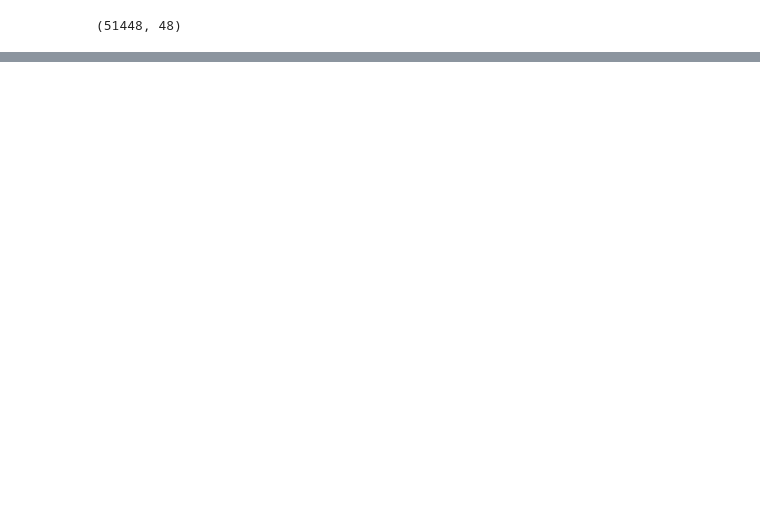
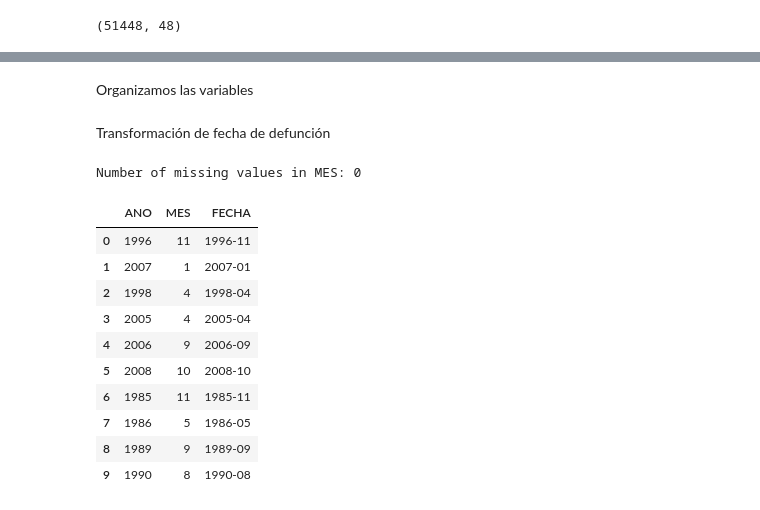
Before and after one commit to henrysaenz/cacervix, a Jupyter notebook: EDA.ipynb, the cells around one changed output, grey strips where cells are left out. Cells and saved outputs as stored; diff of their text form; code cells hidden in the pictures; blank space fills up the shorter version.

```diff
--- a/EDA.ipynb
+++ b/EDA.ipynb
@@ -89,0 +344,10 @@ print(df['OCUPACION'].unique())
+# %%
+categorical_columns = ['SEXO', 'NIVEL_EDU', 'EST_CIVIL', 'MUERTEPORO', 'SIMUERTEPO', 'OCUPACION']
+
+unique_count = data16[categorical_columns].nunique()
+unique_values ={col: data16[col].unique() for col in categorical_columns}
+
+for col in categorical_columns:
+    print(f"Variable: {col}")
+    print(f"Número de categorías únicas: {unique_count[col]}")
+    print(f"Categorías únicas: {unique_values[col]}")
@@ -89,0 +447,2 @@ print(df['OCUPACION'].unique())
+# %% [markdown]
+Organizamos las variables
@@ -89,0 +453,34 @@ print(df['OCUPACION'].unique())
+# %% [markdown]
+Transformación de fecha de defunción
+# %%
+missing_count = data16['MES'].isna().sum()
+print(f"Number of missing values in MES: {missing_count}")
+# %% [output]
+Number of missing values in MES: 0
+# %%
+# Replace spaces or empty strings with NaN and then drop rows with NaN values in 'ANO' and 'MES'
+data16['ANO'] = pd.to_numeric(data16['ANO'], errors='coerce')
+data16['MES'] = pd.to_numeric(data16['MES'], errors='coerce')
+
+# Convertir los NaN en mes 12
+data16['MES'] = data16['MES'].fillna(12).astype(int)
+
+# Convert 'ANO' and 'MES' to integers
+data16['ANO'] = data16['ANO'].astype(int)
+data16['MES'] = data16['MES'].astype(int)
+
+# Create 'FECHA' column
+data16['FECHA'] = pd.to_datetime(data16['ANO'].astype(str) + '-' + data16['MES'].astype(str)).dt.to_period('M')
+display(HTML(data16[['ANO', 'MES', 'FECHA']].head(10).to_html()))
+# %% [output]
+|  | ANO | MES | FECHA |
+| 0 | 1996 | 11 | 1996-11 |
+| 1 | 2007 | 1 | 2007-01 |
+| 2 | 1998 | 4 | 1998-04 |
+| 3 | 2005 | 4 | 2005-04 |
+| 4 | 2006 | 9 | 2006-09 |
+| 5 | 2008 | 10 | 2008-10 |
+| 6 | 1985 | 11 | 1985-11 |
+| 7 | 1986 | 5 | 1986-05 |
+| 8 | 1989 | 9 | 1989-09 |
+| 9 | 1990 | 8 | 1990-08 |
```
Also changed, not shown: parts of 64 cells of this notebook.
